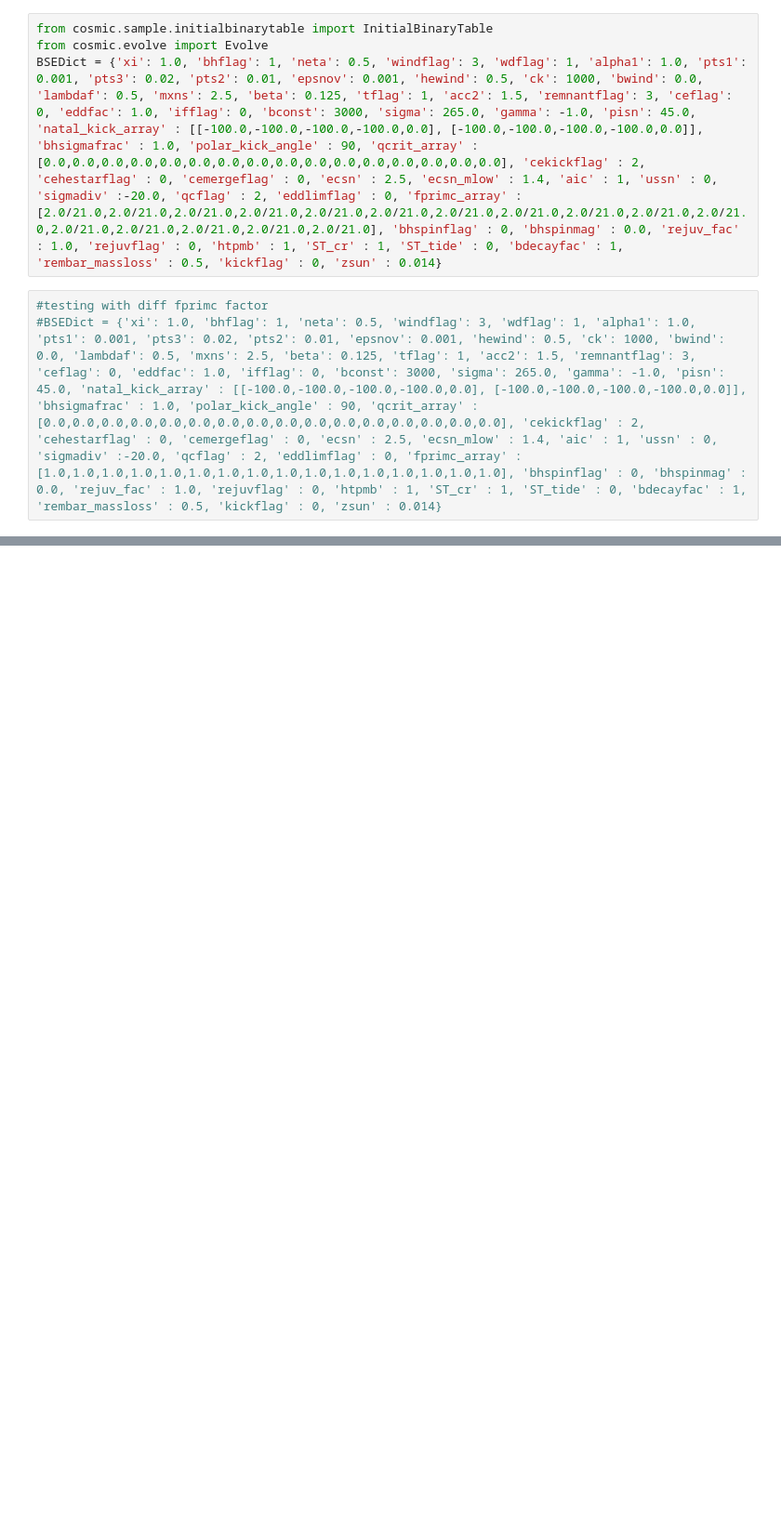
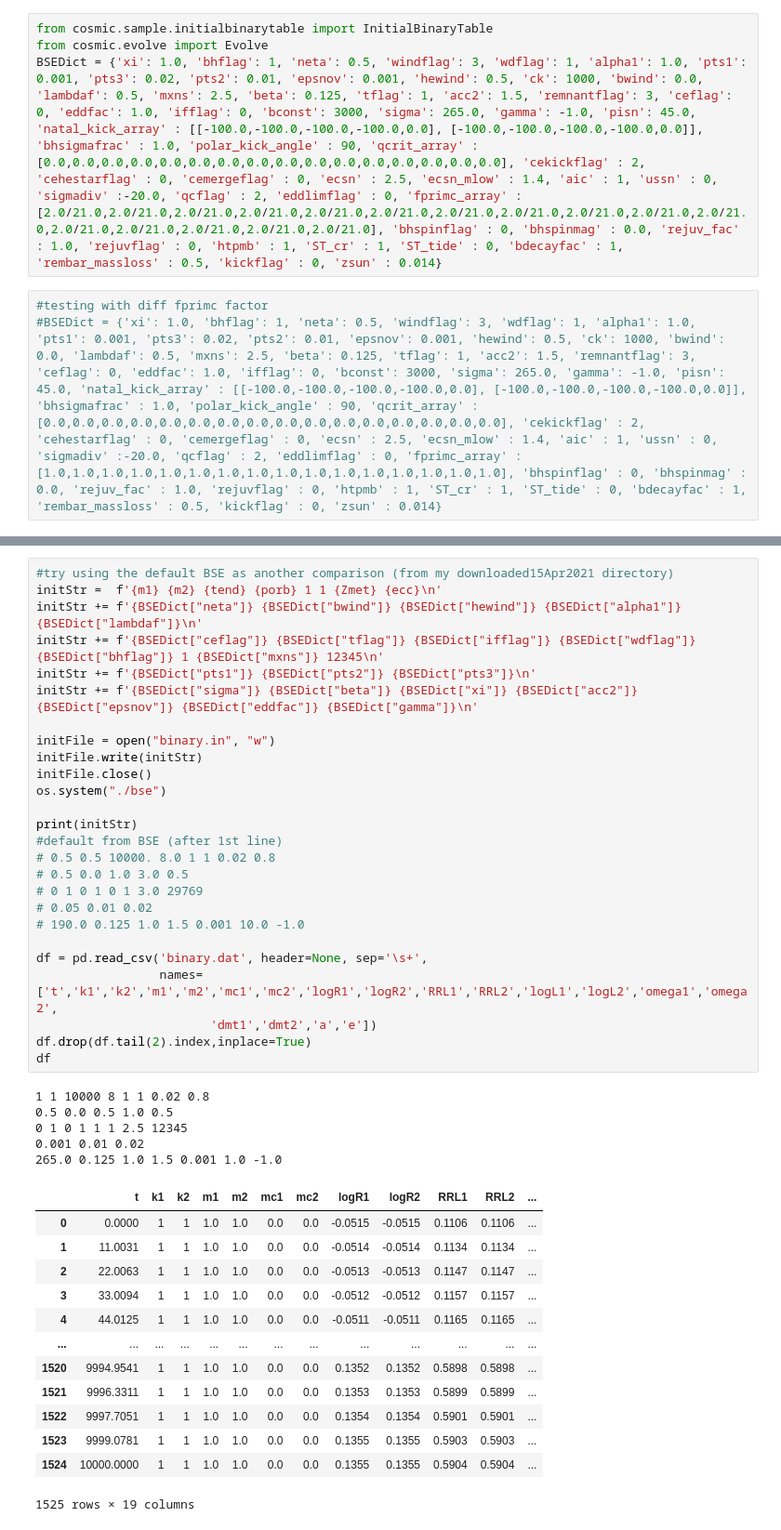
Before and after one commit to ageller/EB-LSST, a Jupyter notebook: testing/Pdot/testPdot.ipynb, the cells around one changed output, grey strips where cells are left out. Shown at 93% size. Cells and saved outputs as stored; diff of their text form; blank space fills up the shorter version.

```diff
--- a/testing/Pdot/testPdot.ipynb
+++ b/testing/Pdot/testPdot.ipynb
@@ -47,2 +60,47 @@ bin_num                   0
 Name: 0, dtype: object
+# %%
+#try using the default BSE as another comparison (from my downloaded15Apr2021 directory)
+initStr =  f'{m1} {m2} {tend} {porb} 1 1 {Zmet} {ecc}\n'
+initStr += f'{BSEDict["neta"]} {BSEDict["bwind"]} {BSEDict["hewind"]} {BSEDict["alpha1"]} {BSEDict["lambdaf"]}\n'
+initStr += f'{BSEDict["ceflag"]} {BSEDict["tflag"]} {BSEDict["ifflag"]} {BSEDict["wdflag"]} {BSEDict["bhflag"]} 1 {BSEDict["mxns"]} 12345\n'
+initStr += f'{BSEDict["pts1"]} {BSEDict["pts2"]} {BSEDict["pts3"]}\n'
+initStr += f'{BSEDict["sigma"]} {BSEDict["beta"]} {BSEDict["xi"]} {BSEDict["acc2"]} {BSEDict["epsnov"]} {BSEDict["eddfac"]} {BSEDict["gamma"]}\n'
+
+initFile = open("binary.in", "w")
+initFile.write(initStr)
+initFile.close()
+os.system("./bse")
+
+print(initStr)
+#default from BSE (after 1st line)
+# 0.5 0.5 10000. 8.0 1 1 0.02 0.8
+# 0.5 0.0 1.0 3.0 0.5
+# 0 1 0 1 0 1 3.0 29769
+# 0.05 0.01 0.02
+# 190.0 0.125 1.0 1.5 0.001 10.0 -1.0
+
+df = pd.read_csv('binary.dat', header=None, sep='\s+',
+                 names=['t','k1','k2','m1','m2','mc1','mc2','logR1','logR2','RRL1','RRL2','logL1','logL2','omega1','omega2',
+                        'dmt1','dmt2','a','e'])
+df.drop(df.tail(2).index,inplace=True)
+df
+# %% [output]
+1 1 10000 8 1 1 0.02 0.8
+0.5 0.0 0.5 1.0 0.5
+0 1 0 1 1 1 2.5 12345
+0.001 0.01 0.02
+265.0 0.125 1.0 1.5 0.001 1.0 -1.0
+|  | t | k1 | k2 | m1 | m2 | mc1 | mc2 | logR1 | logR2 | RRL1 | RRL2 | ... |
+| 0 | 0.0000 | 1 | 1 | 1.0 | 1.0 | 0.0 | 0.0 | -0.0515 | -0.0515 | 0.1106 | 0.1106 | ... |
+| 1 | 11.0031 | 1 | 1 | 1.0 | 1.0 | 0.0 | 0.0 | -0.0514 | -0.0514 | 0.1134 | 0.1134 | ... |
+| 2 | 22.0063 | 1 | 1 | 1.0 | 1.0 | 0.0 | 0.0 | -0.0513 | -0.0513 | 0.1147 | 0.1147 | ... |
+| 3 | 33.0094 | 1 | 1 | 1.0 | 1.0 | 0.0 | 0.0 | -0.0512 | -0.0512 | 0.1157 | 0.1157 | ... |
+| 4 | 44.0125 | 1 | 1 | 1.0 | 1.0 | 0.0 | 0.0 | -0.0511 | -0.0511 | 0.1165 | 0.1165 | ... |
+| ... | ... | ... | ... | ... | ... | ... | ... | ... | ... | ... | ... | ... |
+| 1520 | 9994.9541 | 1 | 1 | 1.0 | 1.0 | 0.0 | 0.0 | 0.1352 | 0.1352 | 0.5898 | 0.5898 | ... |
+| 1521 | 9996.3311 | 1 | 1 | 1.0 | 1.0 | 0.0 | 0.0 | 0.1353 | 0.1353 | 0.5899 | 0.5899 | ... |
+| 1522 | 9997.7051 | 1 | 1 | 1.0 | 1.0 | 0.0 | 0.0 | 0.1354 | 0.1354 | 0.5901 | 0.5901 | ... |
+| 1523 | 9999.0781 | 1 | 1 | 1.0 | 1.0 | 0.0 | 0.0 | 0.1355 | 0.1355 | 0.5903 | 0.5903 | ... |
+| 1524 | 10000.0000 | 1 | 1 | 1.0 | 1.0 | 0.0 | 0.0 | 0.1355 | 0.1355 | 0.5904 | 0.5904 | ... |
+1525 rows × 19 columns
 # %%
```
Also changed, not shown: parts of 14 cells of this notebook, 3 other files.
